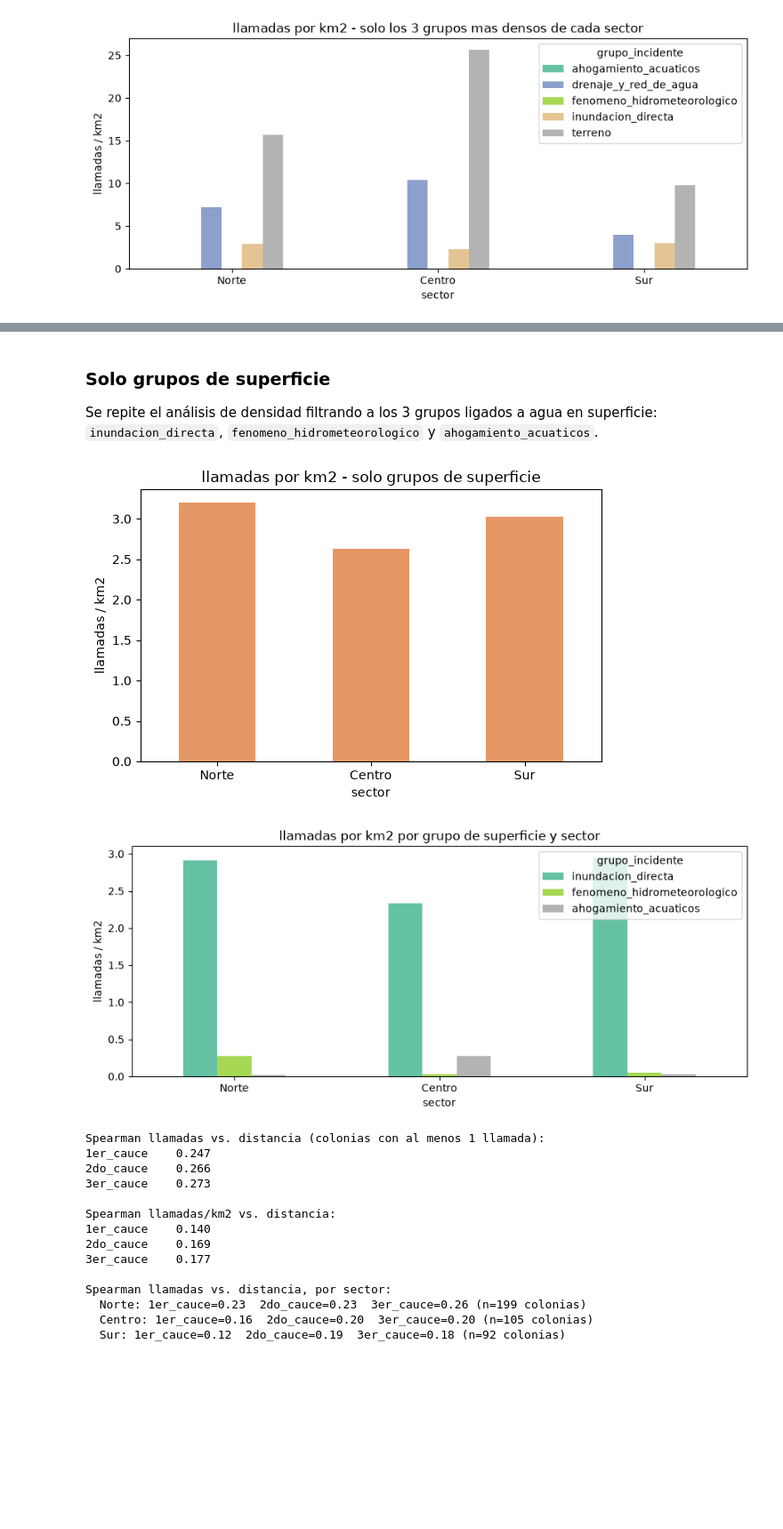
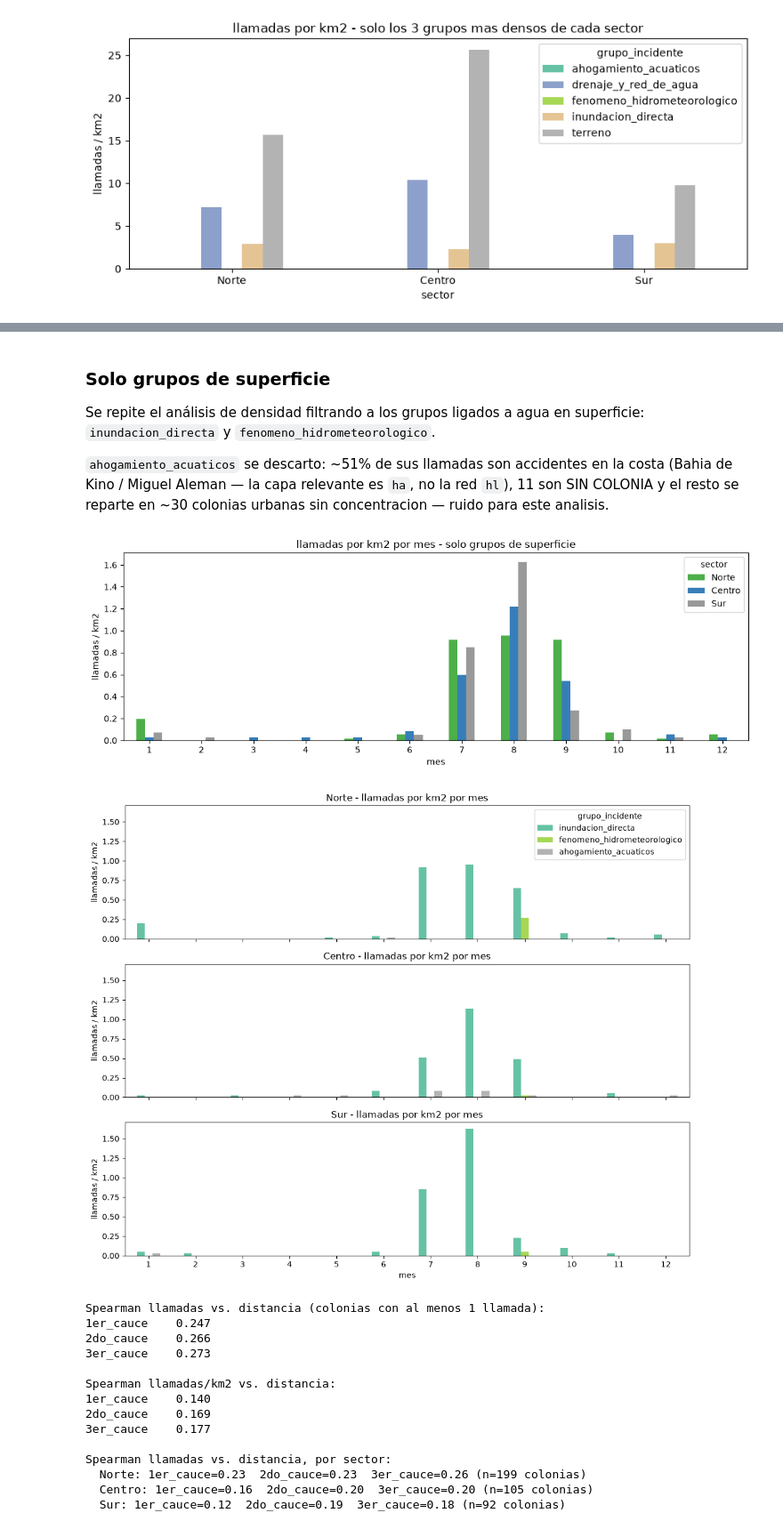
Before and after one commit to Mcd-2026-2-IngC-Team/proyecto-ingenieria-de-caracteristicas, a Jupyter notebook: notebooks/AAMM/07-AAMM-eda-llamadas-hidrografia.ipynb, the cells around one changed output, grey strips where cells are left out. Shown at 89% size. Saved outputs shown, nothing was run; the diff lists cells and outputs as text; code cells hidden in the pictures; blank space fills up the shorter version.

```diff
--- a/notebooks/AAMM/07-AAMM-eda-llamadas-hidrografia.ipynb
+++ b/notebooks/AAMM/07-AAMM-eda-llamadas-hidrografia.ipynb
@@ -669,15 +715,19 @@ Top-3 por sector: {'Centro': ['terreno', 'drenaje_y_red_de_agua', 'inundacion_di
 # %% [markdown]
 ### Solo grupos de superficie
 
-Se repite el análisis de densidad filtrando a los 3 grupos ligados a agua en superficie: `inundacion_directa`, `fenomeno_hidrometeorologico` y `ahogamiento_acuaticos`.
+Se repite el análisis de densidad filtrando a los grupos ligados a agua en superficie: `inundacion_directa` y `fenomeno_hidrometeorologico`.
+
+`ahogamiento_acuaticos` se descarto: ~51% de sus llamadas son accidentes en la costa (Bahia de Kino / Miguel Aleman — la capa relevante es `ha`, no la red `hl`), 11 son SIN COLONIA y el resto se reparte en ~30 colonias urbanas sin concentracion — ruido para este analisis.
 # %%
-# solo los grupos ligados a agua en superficie
+# solo los grupos ligados a agua en superficie.
+# ahogamiento_acuaticos se excluye: ~51% de sus llamadas son accidentes
+# en la costa (Bahia de Kino / Miguel Aleman -> capa ha, no red hl) y el
+# resto esta disperso en ~30 colonias sin hotspot - ruido para este analisis
 GRUPOS_AGUA = [
     "inundacion_directa", "fenomeno_hidrometeorologico",
-    "ahogamiento_acuaticos",
 ]
 
-# llamadas por km2 sumando los 3 grupos, por sector
+# llamadas por km2 sumando los 2 grupos, por sector
 den_agua = den_sector[GRUPOS_AGUA].sum(axis=1)
 den_agua.reindex(["Norte", "Centro", "Sur"]).plot.bar(
     figsize=(6, 4), rot=0, color="#e59866"
@@ -695,9 +745,49 @@ plt.ylabel("llamadas / km2")
 plt.title("llamadas por km2 por grupo de superficie y sector")
 plt.tight_layout()
 plt.show()
-# %% [output]
-[figure, removed]
-[figure, removed]
+# %%
+# llamadas por km2 por mes - solo grupos de superficie
+orden_sectores = ["Norte", "Centro", "Sur"]
+con_agua = con_dist[con_dist["grupo_incidente"].isin(GRUPOS_AGUA)]
+
+mes_sector = (
+    con_agua.groupby(["mes", "sector"]).size()
+    .unstack(fill_value=0)
+    .reindex(range(1, 13), fill_value=0)
+)
+
+# mes en el eje x, un color por sector (sumando los 3 grupos)
+(mes_sector / sector_area["area_km2"]).reindex(columns=orden_sectores).plot.bar(
+    figsize=(11, 4), rot=0,
+    color=["#4daf4a", "#377eb8", "#999999"],
+)
+plt.xlabel("mes")
+plt.ylabel("llamadas / km2")
+plt.title("llamadas por km2 por mes - solo grupos de superficie")
+plt.legend(title="sector")
+plt.tight_layout()
+plt.show()
+
+# una fila por sector: mes en el eje x, un color por grupo de superficie
+mes_sector_grupo = (
+    con_agua.groupby(["mes", "sector", "grupo_incidente"]).size()
+    .unstack(fill_value=0)
+)
+fig, axes = plt.subplots(3, 1, figsize=(11, 9), sharex=True, sharey=True)
+for ax, s in zip(axes, orden_sectores):
+    d = mes_sector_grupo.xs(s, level="sector").reindex(range(1, 13), fill_value=0)
+    (d / sector_area.loc[s, "area_km2"])[GRUPOS_AGUA].plot.bar(
+        ax=ax, rot=0, colormap="Set2", legend=ax is axes[0]
+    )
+    ax.set_title(f"{s} - llamadas por km2 por mes")
+    ax.set_ylabel("llamadas / km2")
+axes[-1].set_xlabel("mes")
+axes[0].legend(title="grupo_incidente")
+plt.tight_layout()
+plt.show()
+# %% [output]
+[figure, added]
+[figure, added]
 # %%
 # un renglon por colonia: n de llamadas y sus 3 distancias (constantes por colonia)
 por_colonia = (
```
Also changed, not shown: parts of 6 cells of this notebook.
